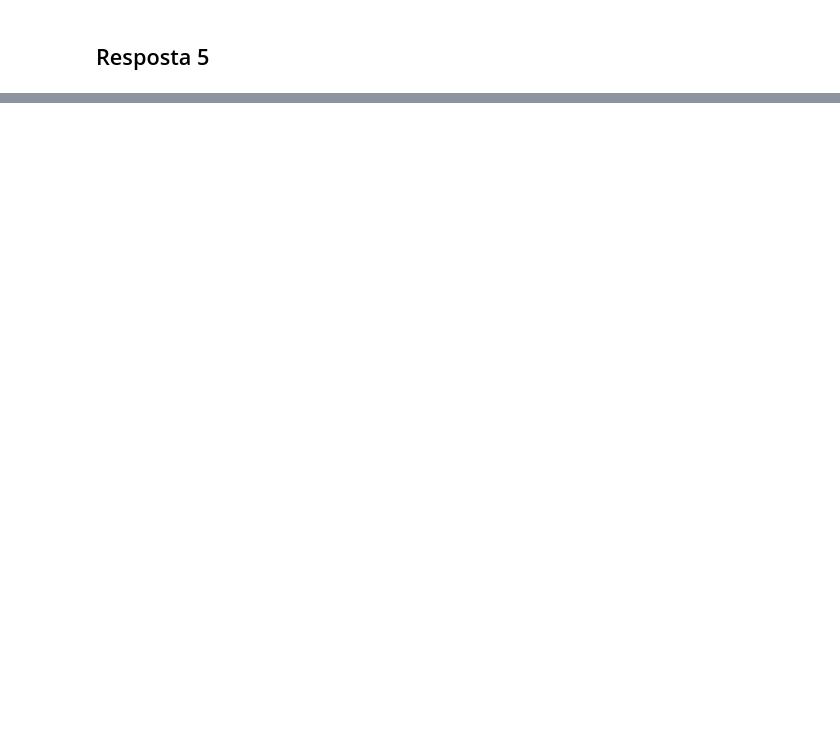
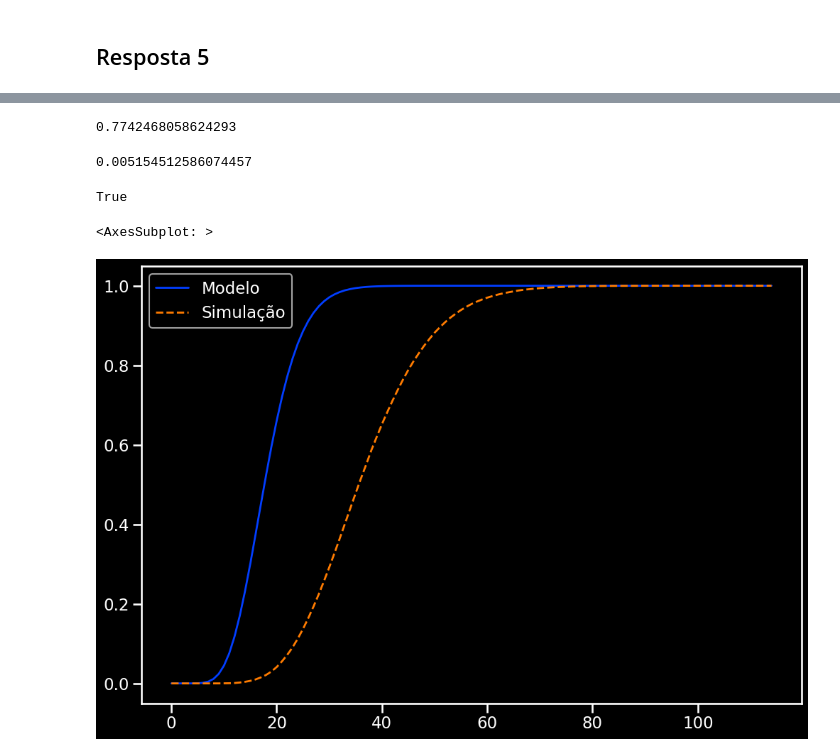
Before and after one commit to DanielHLelis/PROJ1-STAT, a Jupyter notebook: analysis.ipynb, the cells around one changed output, grey strips where cells are left out. Drawn from its saved outputs; the diff is of its cells as text; code cells hidden in the pictures; blank space fills up the shorter version.

```diff
--- a/analysis.ipynb
+++ b/analysis.ipynb
@@ -391,0 +394,76 @@ for sim in demo_sims:
+# %%
+# Essa classe representa o modelo teórico criado para explicar uma simulação.
+class Model:
+    def __init__(self, n : int, s0 : int, p : float) -> None:
+        self.n = n # numero de máquinas
+        self.s0 = s0 # número de máquinas reservas
+        self.p = p # probabilidade de uma máquina quebrar em um turno
+        self.dist = st.nbinom(self.s0 + 1, p)
+        self.cdf_func = sp.lambdify('k', neg_binomial_cdf.subs({'s': self.s0, 'p': self.p}))
+
+    # pmf : probability mass function
+    def pmf(self, x : int) -> float:
+        pass
+
+    # cdf : cumulative distribution function
+    def cdf(self, x : int) -> float:
+        return self.cdf_func(x * self.n)
+
+m1 = Model(n = 50, s0 = 10, p = 0.006)
+# %%
+# Tabelando a cdf das simulações
+for sim in sims_50_0006_10:
+    # Criando uma lista ordenada de cada simulação
+    sim['sorted'] = list(sorted(sim['results']))
+
+    # Calculando a pmf
+    sim['pmf'] = [0] * (sim['sorted'][-1] + 1)
+    p_per_elem = 1 / len(sim['sorted'])
+
+    for x in sim['sorted']:
+        sim['pmf'][x] += p_per_elem
+
+    # Calculando a cdf
+    sim['cdf'] = [0] * (sim['sorted'][-1] + 1)
+
+    for i in range(1, len(sim['pmf'])):
+        sim['cdf'][i] = sim['pmf'][i] + sim['cdf'][i - 1]
+# %%
+# Cálculo da estatistica do teste ks quando comparando os dados de uma simulação com o modelo
+def get_ks_stat (sim, model):
+    distancia_max = [0, 0]
+    x_anterior = 0
+
+    for x in sim['sorted']:
+        distancia = [0, 0] #distancia de cada iteração
+
+        distancia[0] = abs(model.cdf(x) - sim['cdf'][x])
+        distancia[1] = abs(model.cdf(x) - sim['cdf'][x_anterior])
+        x_anterior = x
+
+        distancia_max[0] = max(distancia_max[0], distancia[0])
+        distancia_max[1] = max(distancia_max[1], distancia[1])
+
+    return max(distancia_max)
+
+estatistica = get_ks_stat(sims_50_0006_10[0], m1)
+estatistica
+# %% [output]
+0.7742468058624293
+# %%
+stat_min = 1.63 / np.sqrt(100_000)
+stat_min
+# %% [output]
+0.005154512586074457
+# %%
+estatistica > stat_min
+# %% [output]
+True
+# %%
+sim = sims_50_0006_10[0]
+
+simple_plot(list(range(0, 1 + sim['sorted'][-1])), [m1.cdf(x) for x in range(0, 1 + sim['sorted'][-1])], 'Modelo')
+simple_plot(list(range(0, 1 + sim['sorted'][-1])), [sim['cdf'][x] for x in range(0, 1 + sim['sorted'][-1])], 'Simulação', linestyle = '--')
+# %% [output]
+<AxesSubplot: >
+[figure, added]
```
Also changed, not shown: parts of 18 cells of this notebook.
